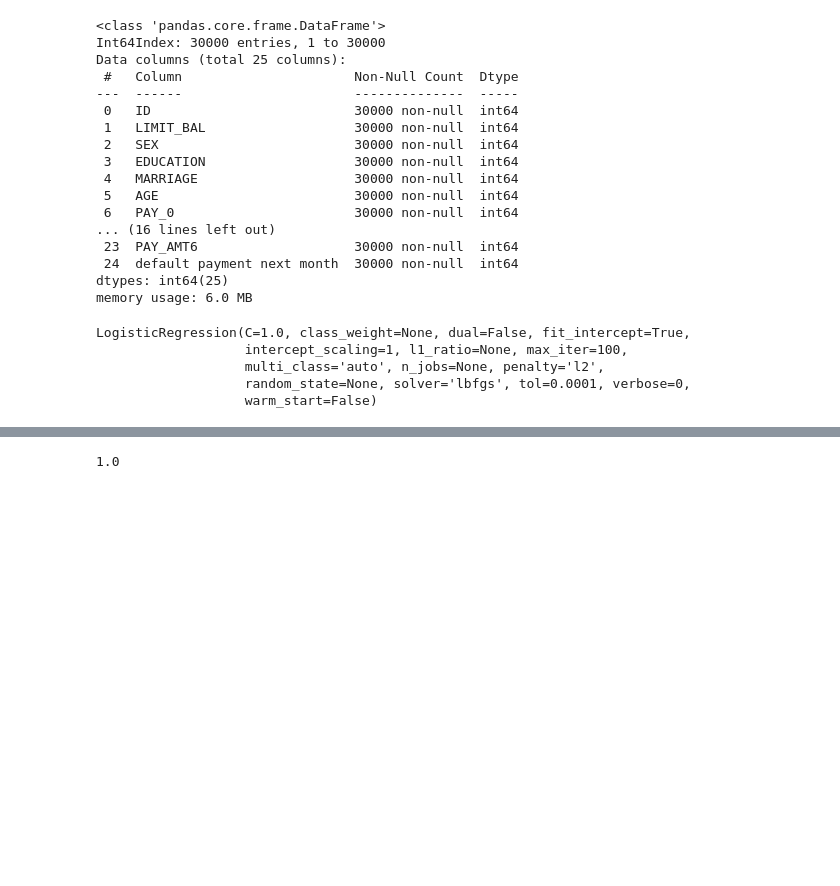
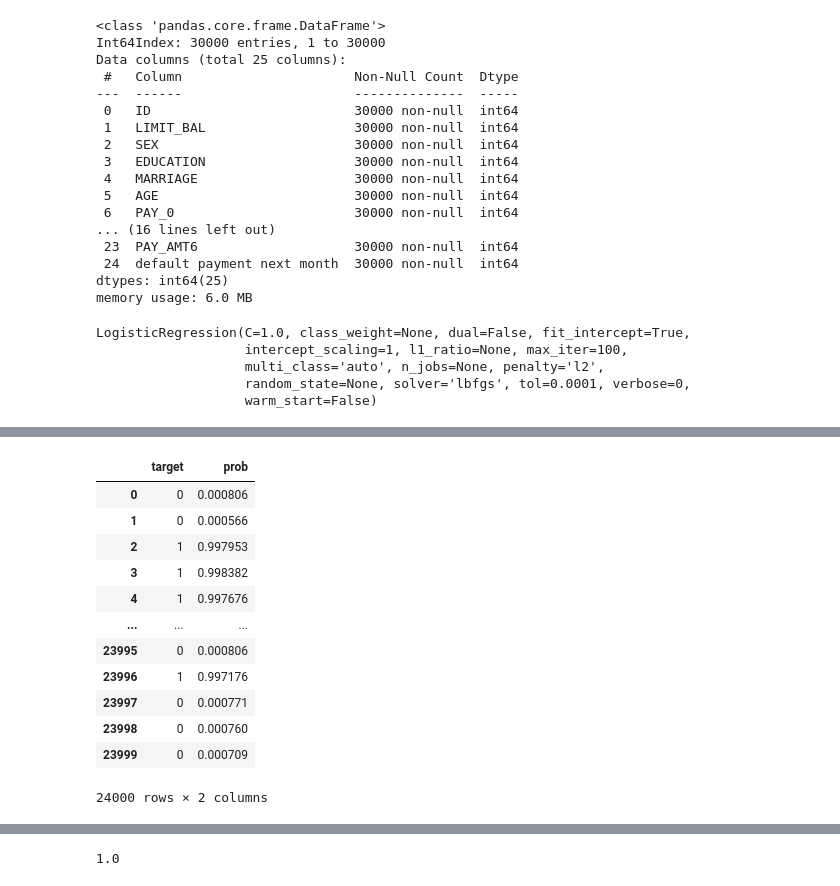
Before and after one commit to shivakumar17/Credit-Card-Default-Prediction, a Jupyter notebook: Credit_Card_Default_Prediction_Capstone_Project.ipynb, the cells around one changed output, grey strips where cells are left out. Drawn from its saved outputs; the diff is of its cells as text; code cells hidden in the pictures; blank space fills up the shorter version.

```diff
--- a/Credit_Card_Default_Prediction_Capstone_Project.ipynb
+++ b/Credit_Card_Default_Prediction_Capstone_Project.ipynb
@@ -275,0 +344,17 @@ test_accuracy = accuracy_score(Ytest,log.predict(Xtest))
+# %%
+df1.rename(columns={'default payment next month':'target',0:'prob'},inplace=True)
+df1
+# %% [output]
+|  | target | prob |
+| 0 | 0 | 0.000806 |
+| 1 | 0 | 0.000566 |
+| 2 | 1 | 0.997953 |
+| 3 | 1 | 0.998382 |
+| 4 | 1 | 0.997676 |
+| ... | ... | ... |
+| 23995 | 0 | 0.000806 |
+| 23996 | 1 | 0.997176 |
+| 23997 | 0 | 0.000771 |
+| 23998 | 0 | 0.000760 |
+| 23999 | 0 | 0.000709 |
+24000 rows × 2 columns
```
Also changed, not shown: parts of 8 cells of this notebook.
